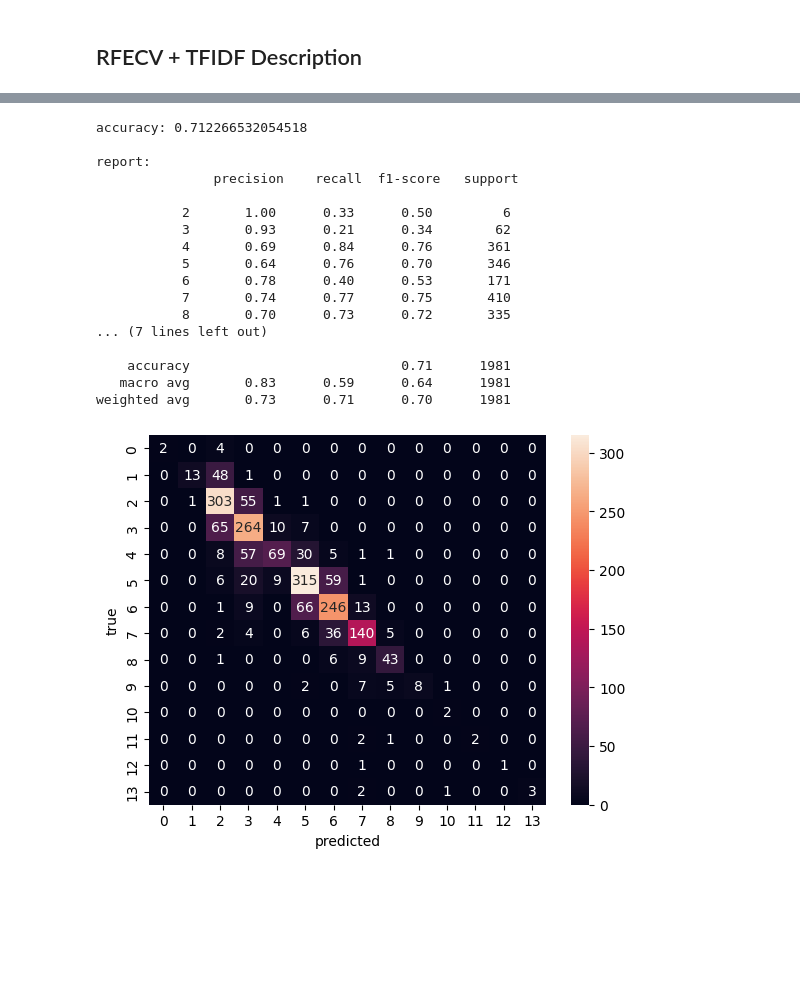
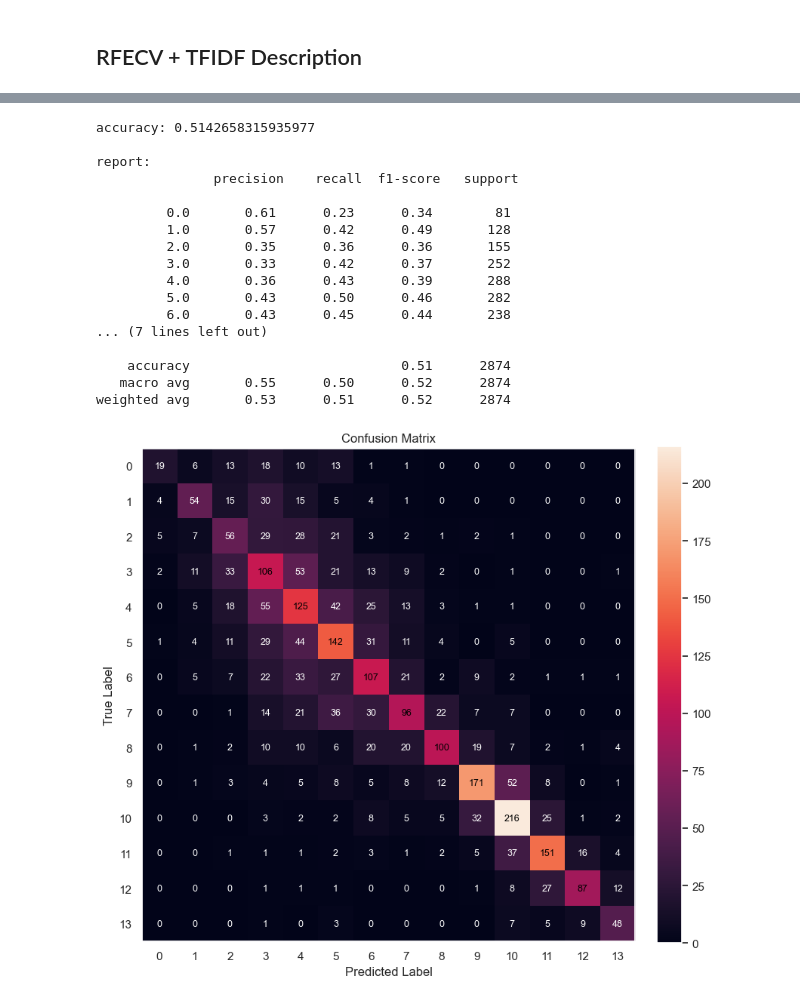
Before and after one commit to Advanced-Data-Mining/Otomoto_data_mining, a Jupyter notebook: models/random_forest_rfecv.ipynb, the cells around one changed output, grey strips where cells are left out. Saved outputs shown, nothing was run; the diff lists cells and outputs as text; code cells hidden in the pictures; blank space fills up the shorter version.

Commit message:
chore: use generic preprocessing utils

```diff
--- a/models/random_forest_rfecv.ipynb
+++ b/models/random_forest_rfecv.ipynb
@@ -275,0 +212,16 @@ weighted avg       0.68      0.68      0.68      1981
+# %%
+preprocess_tfidf = ColumnTransformer(
+    [
+        ("text", TfidfVectorizer(max_features=5000, stop_words=pl_stopwords), text_col),
+    ],
+    remainder="drop",
+)
+
+rfecv_only_desc_model = Pipeline(
+    [
+        ("prep", preprocess_tfidf),
+        ("clf", RandomForestClassifier(n_estimators=250, n_jobs=-1)),
+    ]
+)
+
+rfecv_only_desc_model.fit(X_train, y_train)
@@ -314,33 +278,29 @@ Pipeline(steps=[('prep',
 # %%
-from sklearn.metrics import classification_report, confusion_matrix, accuracy_score
-
-
-y_pred = model.predict(X_test)
+y_pred = rfecv_only_desc_model.predict(X_test)
 
 print("accuracy:", accuracy_score(y_test, y_pred))
 print("\nreport:\n", classification_report(y_test, y_pred))
 
-cm = confusion_matrix(y_test, y_pred)
-sns.heatmap(cm, annot=True, fmt="d")
-plt.xlabel("predicted")
-plt.ylabel("true")
-plt.show()
+cm, cm_normalized = generate_cm(y_test, y_pred)
+
+plot_cm(cm, title="Confusion Matrix")
+plot_cm(cm_normalized, title="Normalized Confusion Matrix")
 # %% [output]
-accuracy: 0.712266532054518
+accuracy: 0.5142658315935977
 
 report:
                precision    recall  f1-score   support
 
-           2       1.00      0.33      0.50         6
-           3       0.93      0.21      0.34        62
-           4       0.69      0.84      0.76       361
-           5       0.64      0.76      0.70       346
-           6       0.78      0.40      0.53       171
-           7       0.74      0.77      0.75       410
-           8       0.70      0.73      0.72       335
+         0.0       0.61      0.23      0.34        81
+         1.0       0.57      0.42      0.49       128
+         2.0       0.35      0.36      0.36       155
+         3.0       0.33      0.42      0.37       252
+         4.0       0.36      0.43      0.39       288
+         5.0       0.43      0.50      0.46       282
+         6.0       0.43      0.45      0.44       238
 ... (7 lines left out)
 
-    accuracy                           0.71      1981
-   macro avg       0.83      0.59      0.64      1981
-weighted avg       0.73      0.71      0.70      1981
+    accuracy                           0.51      2874
+   macro avg       0.55      0.50      0.52      2874
+weighted avg       0.53      0.51      0.52      2874
-[figure, old version]
+[figure, new version]
```
Also changed, not shown: parts of 17 cells of this notebook, 3 other files.
